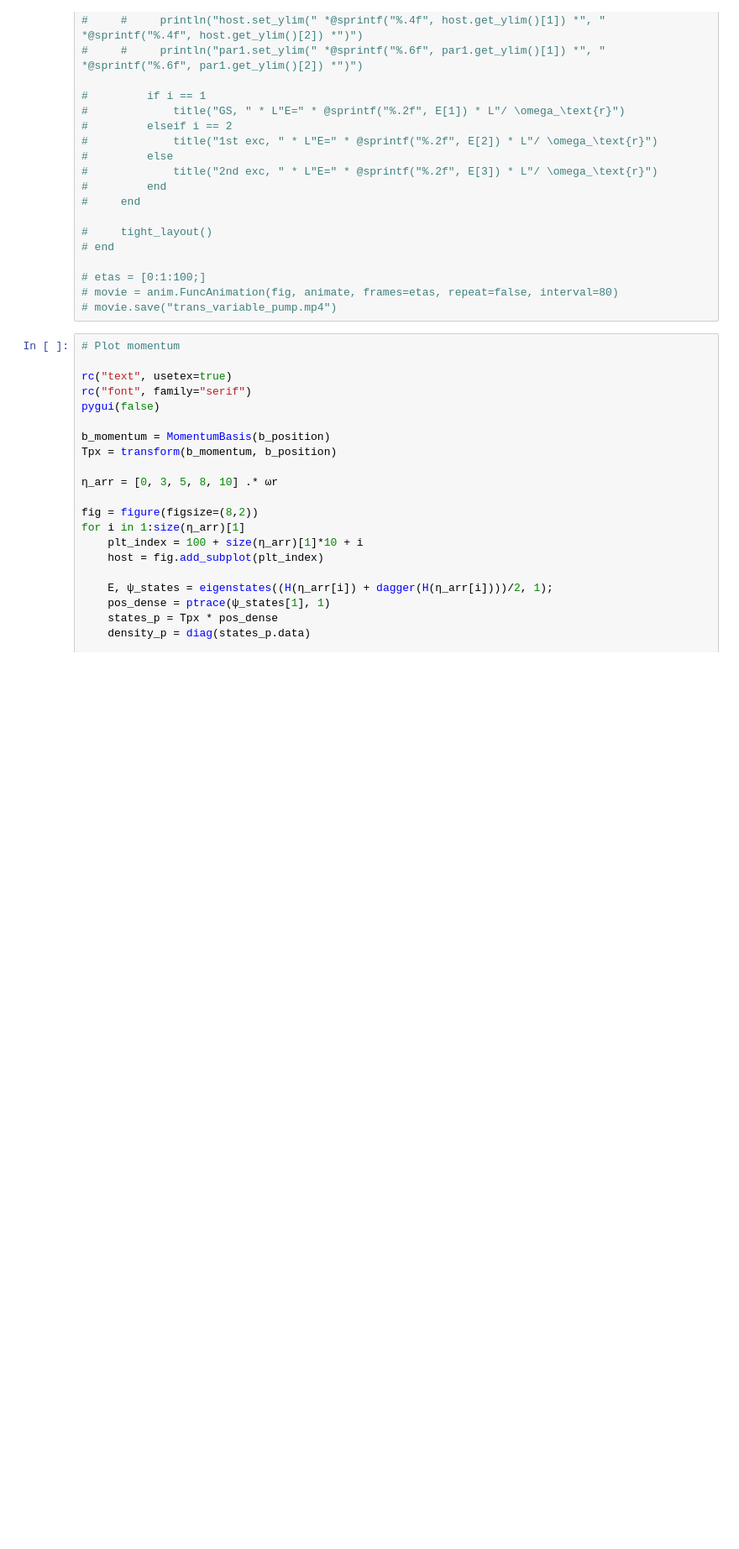
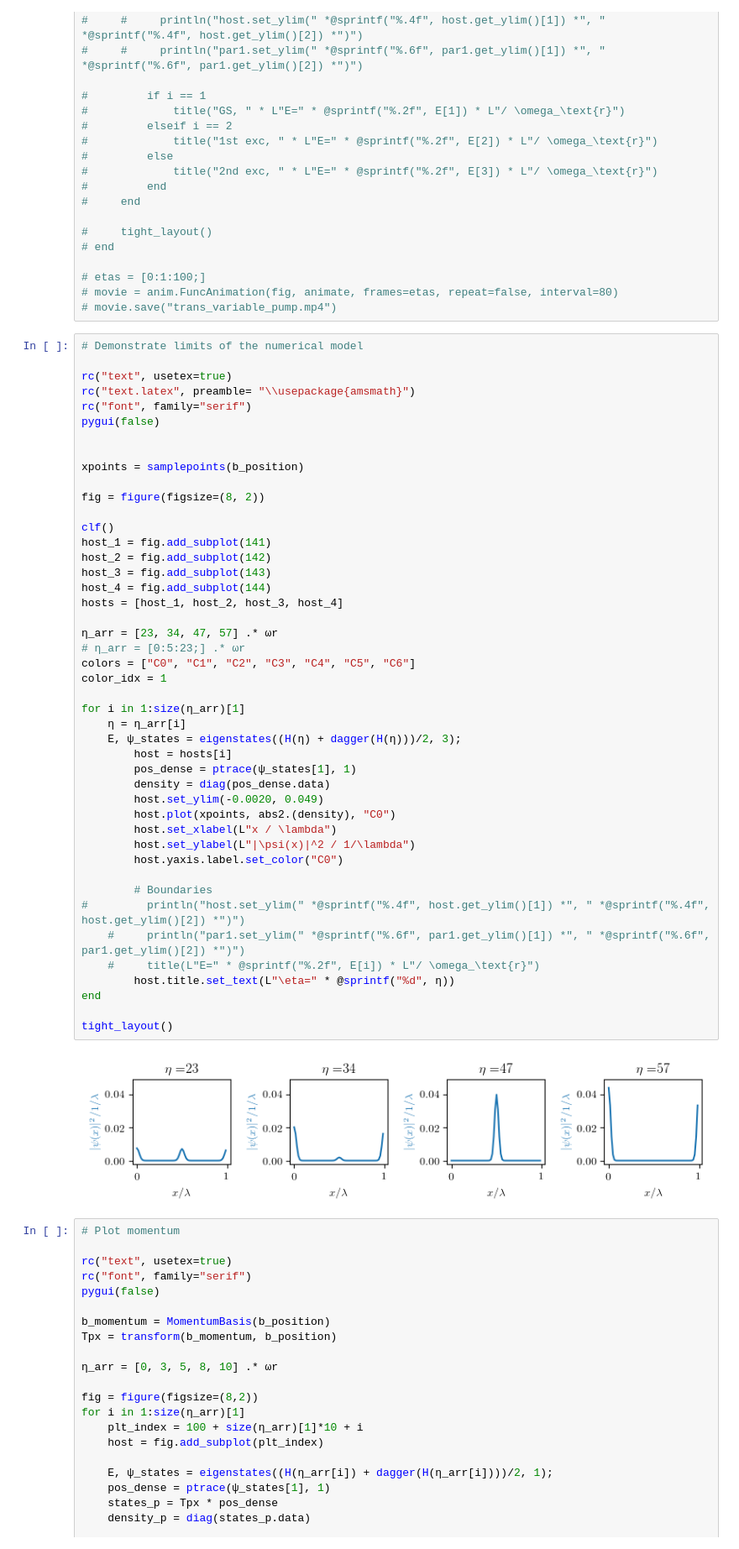
Before and after one commit to texmex76/qojulia, a Jupyter notebook: jupyter/Transversal Pump.ipynb, the cells around one changed output. Shown: that part at 84% size. Drawn from its saved outputs; the diff is of its cells as text; blank space fills up the shorter version.

```diff
--- a/jupyter/Transversal Pump.ipynb
+++ b/jupyter/Transversal Pump.ipynb
@@ -162,6 +165,53 @@ We can see that the ground state and the first excited state have the same energ
 # etas = [0:1:100;]
 # movie = anim.FuncAnimation(fig, animate, frames=etas, repeat=false, interval=80)
 # movie.save("trans_variable_pump.mp4")
+# %%
+# Demonstrate limits of the numerical model
+
+rc("text", usetex=true)
+rc("text.latex", preamble= "\\usepackage{amsmath}")
+rc("font", family="serif")
+pygui(false)
+
+
+xpoints = samplepoints(b_position)
+
+fig = figure(figsize=(8, 2))
+
+clf()
+host_1 = fig.add_subplot(141)
+host_2 = fig.add_subplot(142)
+host_3 = fig.add_subplot(143)
+host_4 = fig.add_subplot(144)
+hosts = [host_1, host_2, host_3, host_4]
+
+η_arr = [23, 34, 47, 57] .* ωr
+# η_arr = [0:5:23;] .* ωr
+colors = ["C0", "C1", "C2", "C3", "C4", "C5", "C6"]
+color_idx = 1
+
+for i in 1:size(η_arr)[1]
+    η = η_arr[i]
+    E, ψ_states = eigenstates((H(η) + dagger(H(η)))/2, 3);
+        host = hosts[i]
+        pos_dense = ptrace(ψ_states[1], 1)
+        density = diag(pos_dense.data)
+        host.set_ylim(-0.0020, 0.049)
+        host.plot(xpoints, abs2.(density), "C0")
+        host.set_xlabel(L"x / \lambda")
+        host.set_ylabel(L"|\psi(x)|^2 / 1/\lambda")
+        host.yaxis.label.set_color("C0")
+
+        # Boundaries
+#         println("host.set_ylim(" *@sprintf("%.4f", host.get_ylim()[1]) *", " *@sprintf("%.4f", host.get_ylim()[2]) *")")
+    #     println("par1.set_ylim(" *@sprintf("%.6f", par1.get_ylim()[1]) *", " *@sprintf("%.6f", par1.get_ylim()[2]) *")")
+    #     title(L"E=" * @sprintf("%.2f", E[i]) * L"/ \omega_\text{r}")
+        host.title.set_text(L"\eta=" * @sprintf("%d", η))
+end
+
+tight_layout()
+# %% [output]
+[figure, added]
 # %%
 # Plot momentum
 
```
Also changed, not shown: parts of 2 cells of this notebook, 1 other file.
